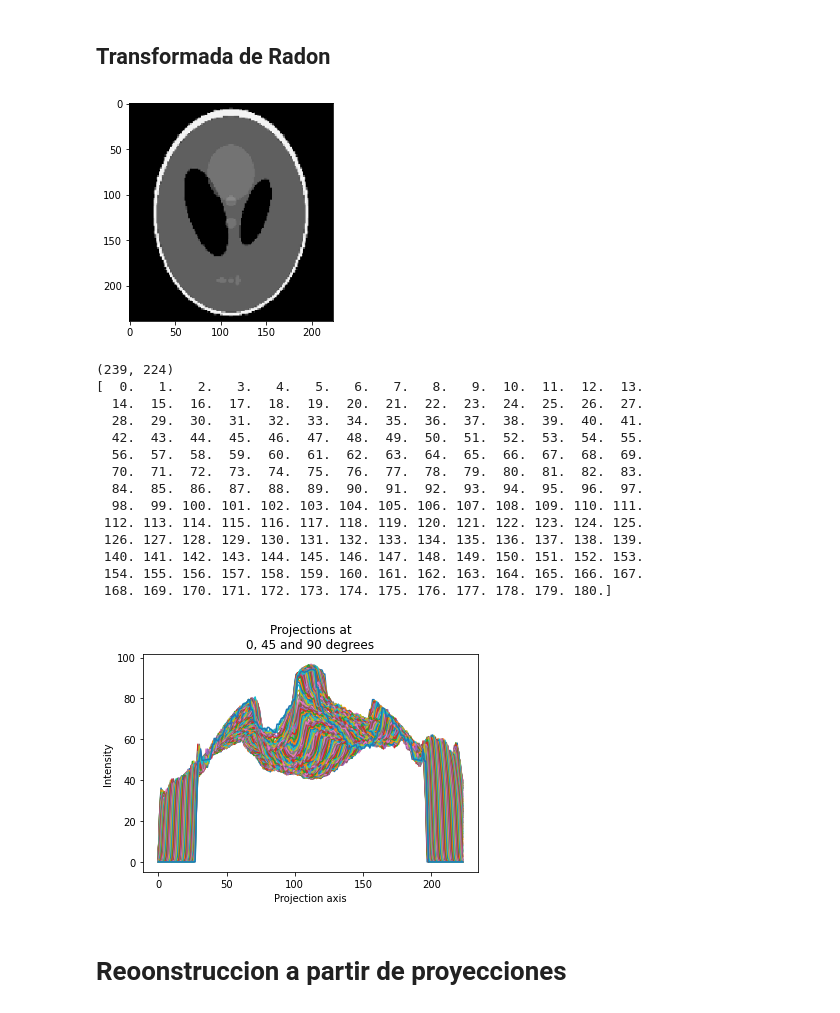
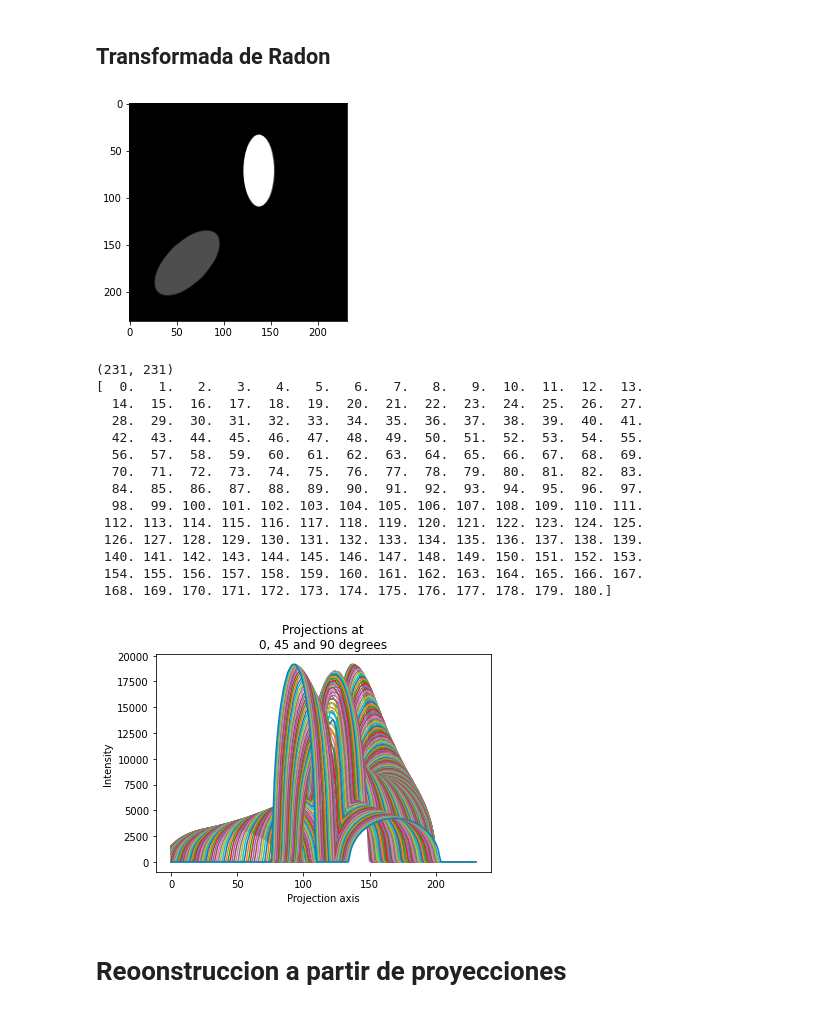
Before and after one commit to LuFernandez/imagaynes, a Jupyter notebook: Tomografia/Tomografia.ipynb, the cells around one changed output. Drawn from its saved outputs; the diff is of its cells as text; code cells hidden in the pictures.

```diff
--- a/Tomografia/Tomografia.ipynb
+++ b/Tomografia/Tomografia.ipynb
@@ -15,23 +55,25 @@ def GetRadonTransforms(img,start_phi, stop_phi, step):
   projections = radon(img, theta=angle_arr)
   return projections
 # %%
-img = imread("Proyeccion.PNG", as_gray=True)
-img[img<0.2] = 0
+img = cv.imread("phantom.png", cv.IMREAD_UNCHANGED)
+img = 255 - img[:, :, 3]
+img = cv.bitwise_not(img)
+
 plt.imshow(img,cmap="gray")
 plt.show()
 print(img.shape)
 start_phi = 0
 stop_phi = 180
 step=1
 projections = GetRadonTransforms(img,start_phi, stop_phi, step)
 plt.plot(projections)
 plt.title("Projections at\n0, 45 and 90 degrees")
 plt.xlabel("Projection axis")
 plt.ylabel("Intensity")
 plt.show()
 # %% [output]
-[figure, old version]
+[figure, new version]
-(239, 224)
+(231, 231)
 [  0.   1.   2.   3.   4.   5.   6.   7.   8.   9.  10.  11.  12.  13.
   14.  15.  16.  17.  18.  19.  20.  21.  22.  23.  24.  25.  26.  27.
   28.  29.  30.  31.  32.  33.  34.  35.  36.  37.  38.  39.  40.  41.
@@ -45,7 +87,7 @@ plt.show()
  140. 141. 142. 143. 144. 145. 146. 147. 148. 149. 150. 151. 152. 153.
  154. 155. 156. 157. 158. 159. 160. 161. 162. 163. 164. 165. 166. 167.
  168. 169. 170. 171. 172. 173. 174. 175. 176. 177. 178. 179. 180.]
-[figure, old version]
+[figure, new version]
 # %% [markdown]
 # Reoonstruccion a partir de proyecciones
 # %%
```
Also changed, not shown: parts of 5 cells of this notebook.
